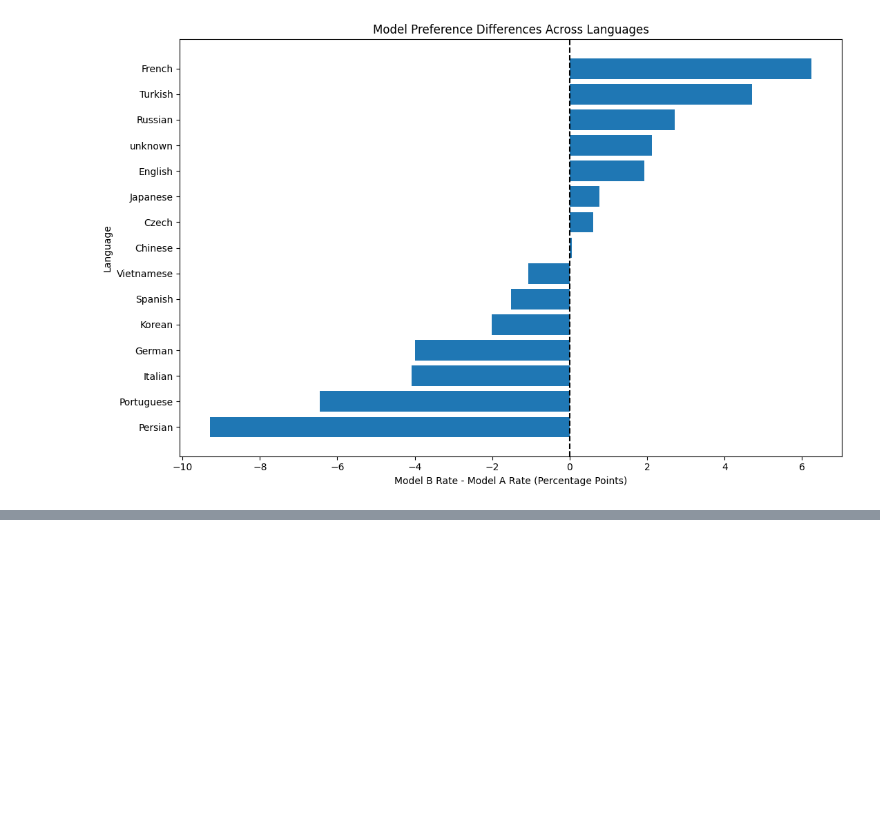
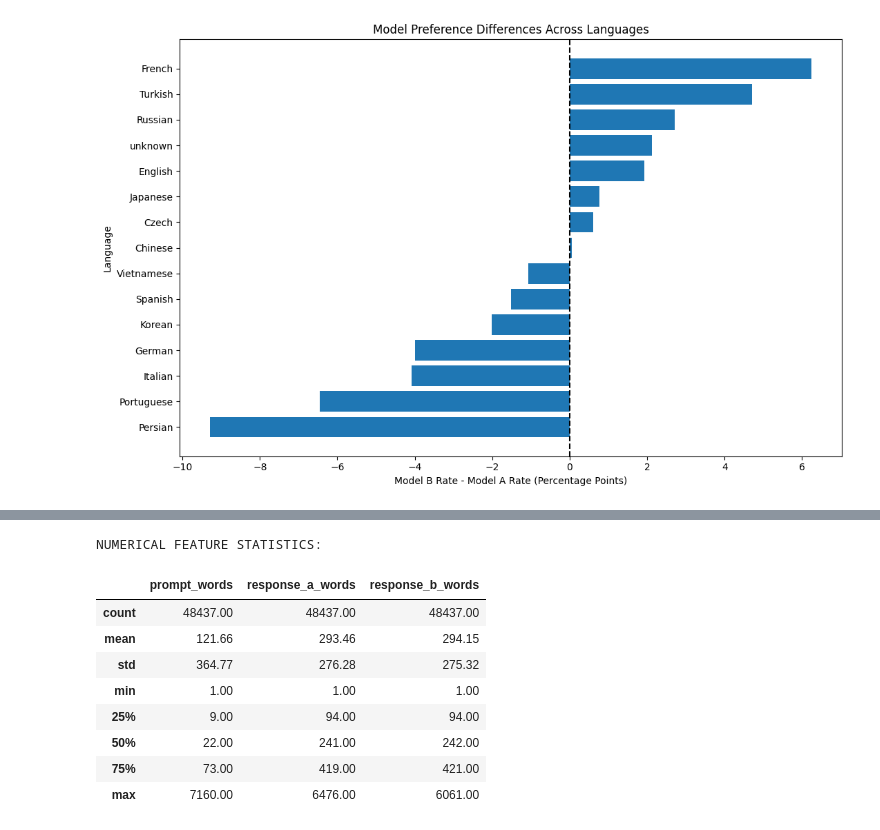
Before and after one commit to ceng313-2026/GROUP26_CENG313, a Jupyter notebook: assignment1_eda_baseline.ipynb, the cells around one changed output, grey strips where cells are left out. Drawn from its saved outputs; the diff is of its cells as text; code cells hidden in the pictures; blank space fills up the shorter version.

```diff
--- a/assignment1_eda_baseline.ipynb
+++ b/assignment1_eda_baseline.ipynb
@@ -823,0 +1103,25 @@ print(os.listdir("/content"))
+# %%
+numeric_features = outlier_df[
+    [
+        "prompt_words",
+        "response_a_words",
+        "response_b_words"
+    ]
+]
+
+print("NUMERICAL FEATURE STATISTICS:")
+
+display(
+    numeric_features.describe().round(2)
+)
+# %% [output]
+NUMERICAL FEATURE STATISTICS:
+|  | prompt_words | response_a_words | response_b_words |
+| count | 48437.00 | 48437.00 | 48437.00 |
+| mean | 121.66 | 293.46 | 294.15 |
+| std | 364.77 | 276.28 | 275.32 |
+| min | 1.00 | 1.00 | 1.00 |
+| 25% | 9.00 | 94.00 | 94.00 |
+| 50% | 22.00 | 241.00 | 242.00 |
+| 75% | 73.00 | 419.00 | 421.00 |
+| max | 7160.00 | 6476.00 | 6061.00 |
```
Also changed, not shown: parts of 37 cells of this notebook.
